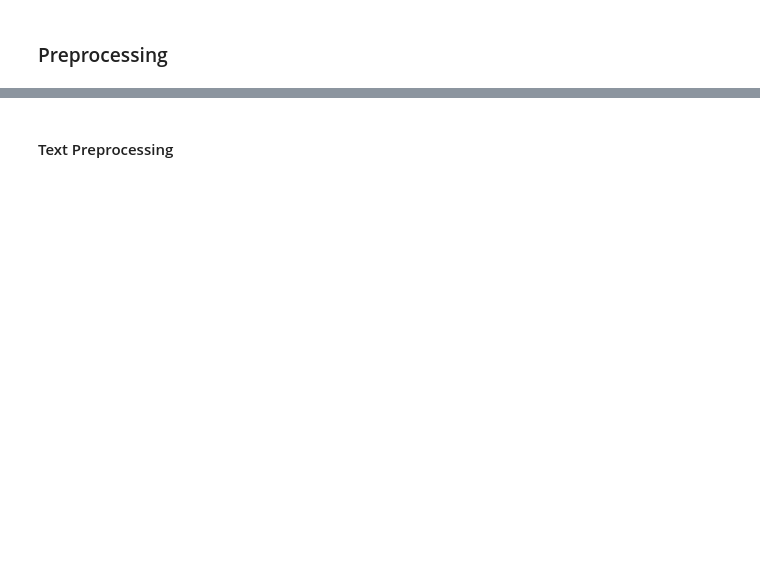
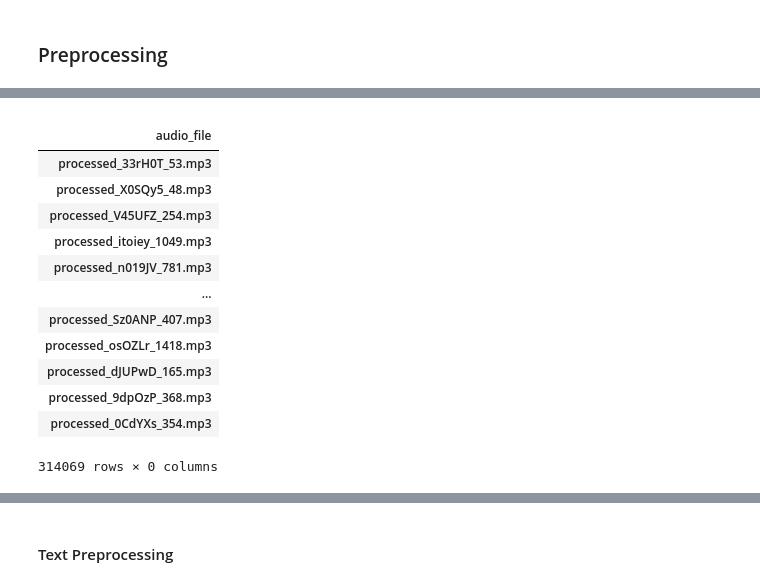
Before and after one commit to maryamabdallahmohamed/Zeroshot_TTS, a Jupyter notebook: Audio_Preprocessing.ipynb, the cells around one changed output, grey strips where cells are left out. Cells and saved outputs as stored; diff of their text form; code cells hidden in the pictures; blank space fills up the shorter version.

```diff
--- a/Audio_Preprocessing.ipynb
+++ b/Audio_Preprocessing.ipynb
@@ -56,0 +64,6 @@ Transcriptions without audio files: {'لشخصك ولأفكارك الـProgress
+# %%
+data=os.listdir('Dataset/data')
+processed=os.listdir('processed_audio')
+# processed = [word.replace('processed_', '') for word in processed]
+unprocessed_audios = list(set(data) - set(processed))
+len(unprocessed_audios)
@@ -154,0 +234,22 @@ df.to_csv("Preprocessed_df.csv")
+# %%
+
+new_df = pd.DataFrame(processed, columns=['audio_file'])
+new_df.set_index('audio_file', inplace=True)
+
+new_df.drop(['length','mfccs'],inplace=True,axis=1)
+new_df
+# %% [output]
+|  |
+| audio_file |
+| processed_33rH0T_53.mp3 |
+| processed_X0SQy5_48.mp3 |
+| processed_V45UFZ_254.mp3 |
+| processed_itoiey_1049.mp3 |
+| processed_n019JV_781.mp3 |
+| ... |
+| processed_Sz0ANP_407.mp3 |
+| processed_osOZLr_1418.mp3 |
+| processed_dJUPwD_165.mp3 |
+| processed_9dpOzP_368.mp3 |
+| processed_0CdYXs_354.mp3 |
+314069 rows × 0 columns
```
Also changed, not shown: parts of 28 cells of this notebook, 9 other files.
